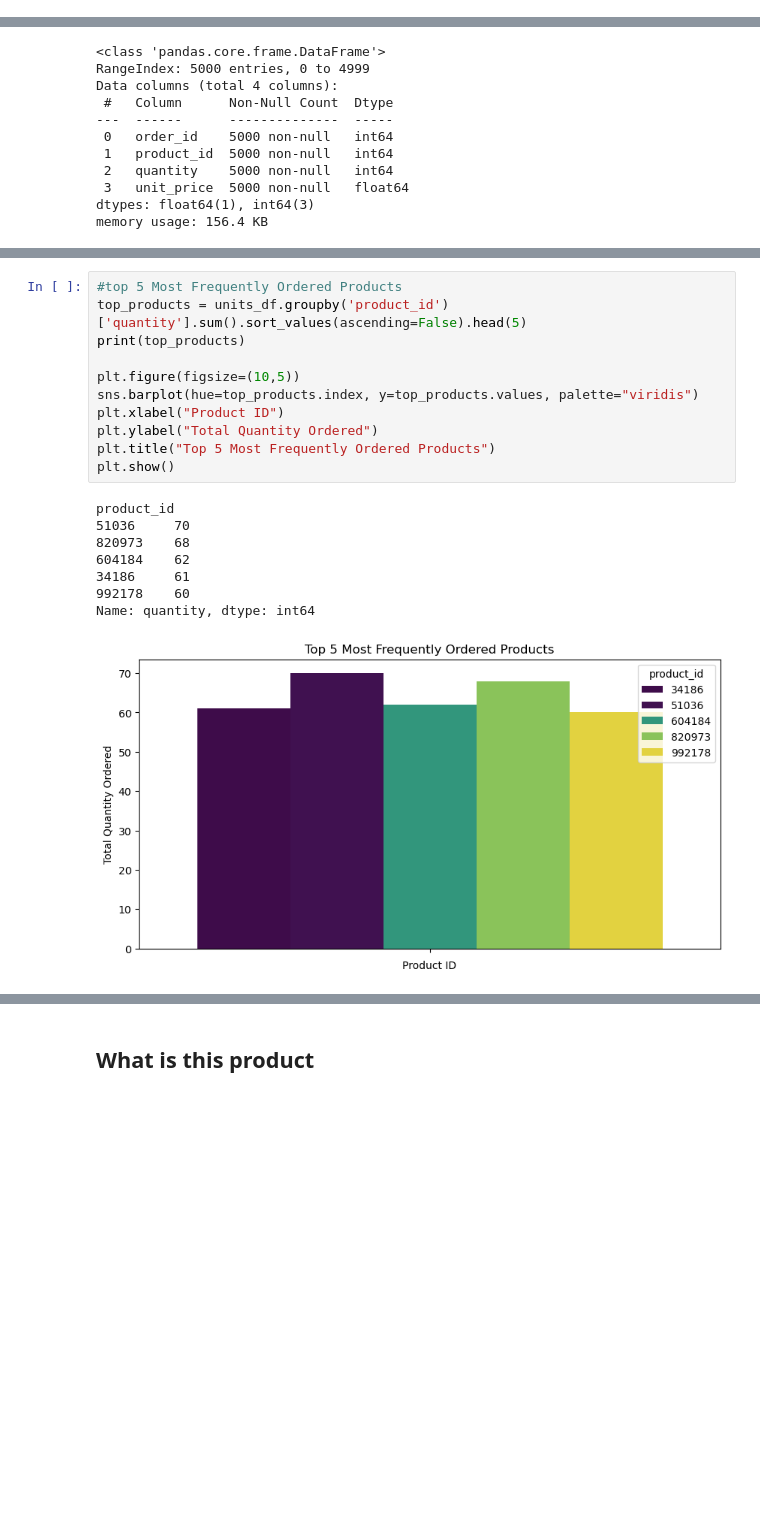
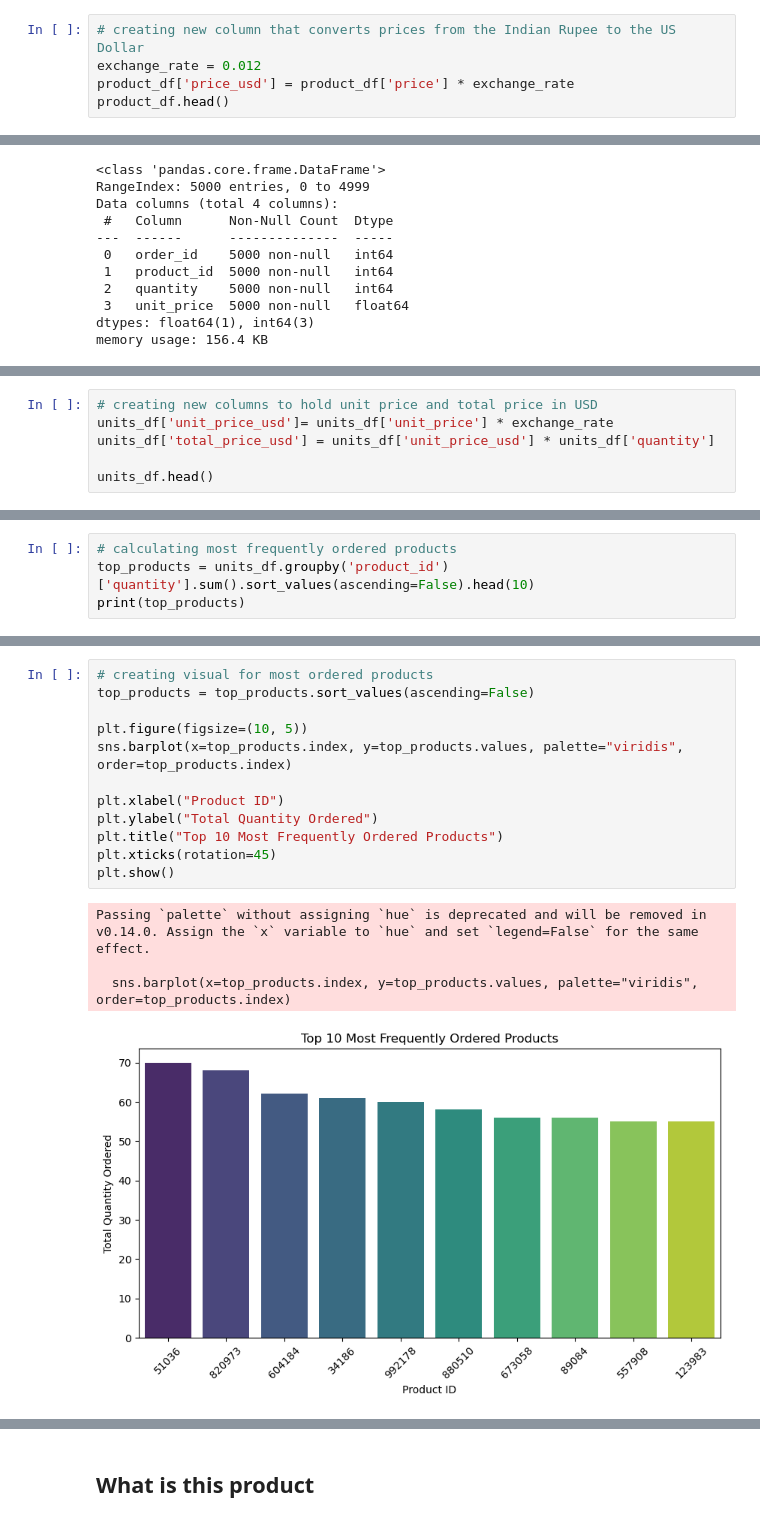
Before and after one commit to toviyahw/blinkit-sales-analysis, a Jupyter notebook: Python EDA Documentation.ipynb, the cells around one changed output, grey strips where cells are left out. Cells and saved outputs as stored; diff of their text form; blank space fills up the shorter version.

```diff
--- a/Python EDA Documentation.ipynb
+++ b/Python EDA Documentation.ipynb
@@ -86,3 +75,8 @@ shelf_life_days      0
 min_stock_level      0
 max_stock_level      0
 dtype: int64
+# %%
+# creating new column that converts prices from the Indian Rupee to the US Dollar
+exchange_rate = 0.012
+product_df['price_usd'] = product_df['price'] * exchange_rate
+product_df.head()
@@ -623,3 +645,9 @@ print(units_df.head())  # Display the first few rows to confirm the new column
 2  9185164487      741341         2      923.84      1847.68
 3  9644738826      561860         1      874.78       874.78
 4  5427684290      602241         2      976.55      1953.10
+# %%
+# creating new columns to hold unit price and total price in USD
+units_df['unit_price_usd']= units_df['unit_price'] * exchange_rate
+units_df['total_price_usd'] = units_df['unit_price_usd'] * units_df['quantity']
+
+units_df.head()
@@ -625,0 +663,4 @@ print(units_df.head())  # Display the first few rows to confirm the new column
+# %%
+# calculating most frequently ordered products
+top_products = units_df.groupby('product_id')['quantity'].sum().sort_values(ascending=False).head(10)
+print(top_products)
@@ -626,21 +680,18 @@ print(units_df.head())  # Display the first few rows to confirm the new column
 # %%
-#top 5 Most Frequently Ordered Products
-top_products = units_df.groupby('product_id')['quantity'].sum().sort_values(ascending=False).head(5)
-print(top_products)
+# creating visual for most ordered products
+top_products = top_products.sort_values(ascending=False)
 
-plt.figure(figsize=(10,5))
-sns.barplot(hue=top_products.index, y=top_products.values, palette="viridis")
+plt.figure(figsize=(10, 5))
+sns.barplot(x=top_products.index, y=top_products.values, palette="viridis", order=top_products.index)
+
 plt.xlabel("Product ID")
 plt.ylabel("Total Quantity Ordered")
-plt.title("Top 5 Most Frequently Ordered Products")
+plt.title("Top 10 Most Frequently Ordered Products")
+plt.xticks(rotation=45)
 plt.show()
 # %% [output]
-product_id
-51036     70
-820973    68
-604184    62
-34186     61
-992178    60
-Name: quantity, dtype: int64
+Passing `palette` without assigning `hue` is deprecated and will be removed in v0.14.0. Assign the `x` variable to `hue` and set `legend=False` for the same effect.
+
+  sns.barplot(x=top_products.index, y=top_products.values, palette="viridis", order=top_products.index)
-[figure, old version]
+[figure, new version]
 # %%
```
Also changed, not shown: parts of 92 cells of this notebook, 1 other file.
